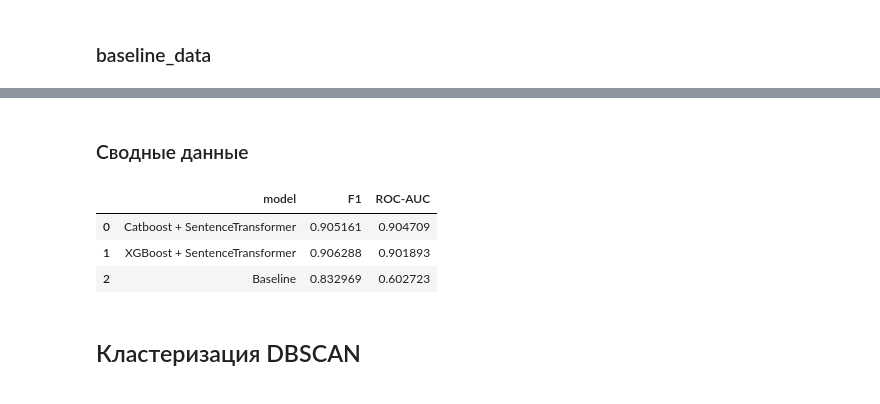
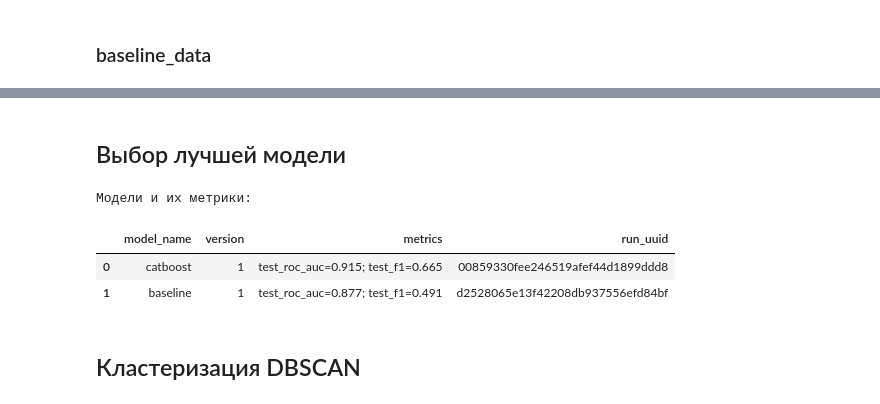
Before and after one commit to denis-42ds/cover-songs-search, a Jupyter notebook: music_covers.ipynb, the cells around one changed output, grey strips where cells are left out. Drawn from its saved outputs; the diff is of its cells as text; code cells hidden in the pictures.

Commit message:
baseline and catboost_0 added

```diff
--- a/music_covers.ipynb
+++ b/music_covers.ipynb
@@ -610,25 +564,38 @@ Learning rate set to 0.023061
 # %% [markdown]
-### Сводные данные
+## Выбор лучшей модели
 # %%
-dict2 = {#'Catboost + Bert Transformer': [f1_cb_b, roc_auc_cb_b],
-         #'XGBoost + Bert Transformer': [f1_xgb_b, auc_xgb_b],
-         'Catboost + SentenceTransformer': [cb_st_scores['test_f1'].mean(),
-                                           cb_st_scores['test_roc_auc'].mean()],
-         'XGBoost + SentenceTransformer': [xgb_st_scores['test_f1'].mean(),
-                                           xgb_st_scores['test_roc_auc'].mean()],
-         'Baseline': [lg_scores['test_f1'].mean(),
-                                                      1 - lg_scores['test_roc_auc'].mean()]}
-summary_data = (pd.DataFrame.from_dict(dict2, orient='index',
-                                      columns=["F1", "ROC-AUC"]).reset_index()
-                                      .rename(columns={'index': 'model'})
-                                      )
-summary_data.sort_values(by=['ROC-AUC'], ascending=False, inplace=True)
-summary_data
+connection.update(postgres_credentials)
+with psycopg.connect(**connection) as conn:
+    with conn.cursor() as cur:
+        # cur.execute(f"SELECT table_name FROM information_schema.tables WHERE table_schema='public'")
+        # table_data = []
+        # for table_name in cur.fetchall():
+        #     cur.execute(f"SELECT COUNT(*) FROM {table_name[0]}")
+        #     table_data.append((table_name[0], cur.fetchone()[0]))
+        # print('Находящиеся в базе таблицы:')
+        # display(pd.DataFrame(table_data, columns=['table_name', 'number_of_rows']))
+
+        cur.execute("""
+                       SELECT
+                         model_versions.name AS model_name,
+                         model_versions.version,
+                         STRING_AGG(metrics.key || '=' || metrics.value, '; ') AS metrics,
+                         metrics.run_uuid
+                       FROM metrics
+                         LEFT JOIN model_versions ON model_versions.run_id=metrics.run_uuid
+                       WHERE metrics.key NOT IN ('fit_time', 'score_time')
+                       GROUP BY model_versions.name, model_versions.version, metrics.run_uuid
+                       ORDER BY metrics DESC
+                       """)
+        table_data = cur.fetchall()
+        table_columns = [desc[0] for desc in cur.description]
+        print('Модели и их метрики:')
+        display(pd.DataFrame(table_data, columns=table_columns))
 # %% [output]
+Модели и их метрики:
-|  | model | F1 | ROC-AUC |
-| 0 | Catboost + SentenceTransformer | 0.905161 | 0.904709 |
-| 1 | XGBoost + SentenceTransformer | 0.906288 | 0.901893 |
-| 2 | Baseline | 0.832969 | 0.602723 |
+|  | model_name | version | metrics | run_uuid |
+| 0 | catboost | 1 | test_roc_auc=0.915; test_f1=0.665 | 00859330fee246519afef44d1899ddd8 |
+| 1 | baseline | 1 | test_roc_auc=0.877; test_f1=0.491 | d2528065e13f42208db937556efd84bf |
 # %% [markdown]
 ## Кластеризация DBSCAN
 # %% [markdown]
```
Also changed, not shown: parts of 39 cells of this notebook, 3 other files.
